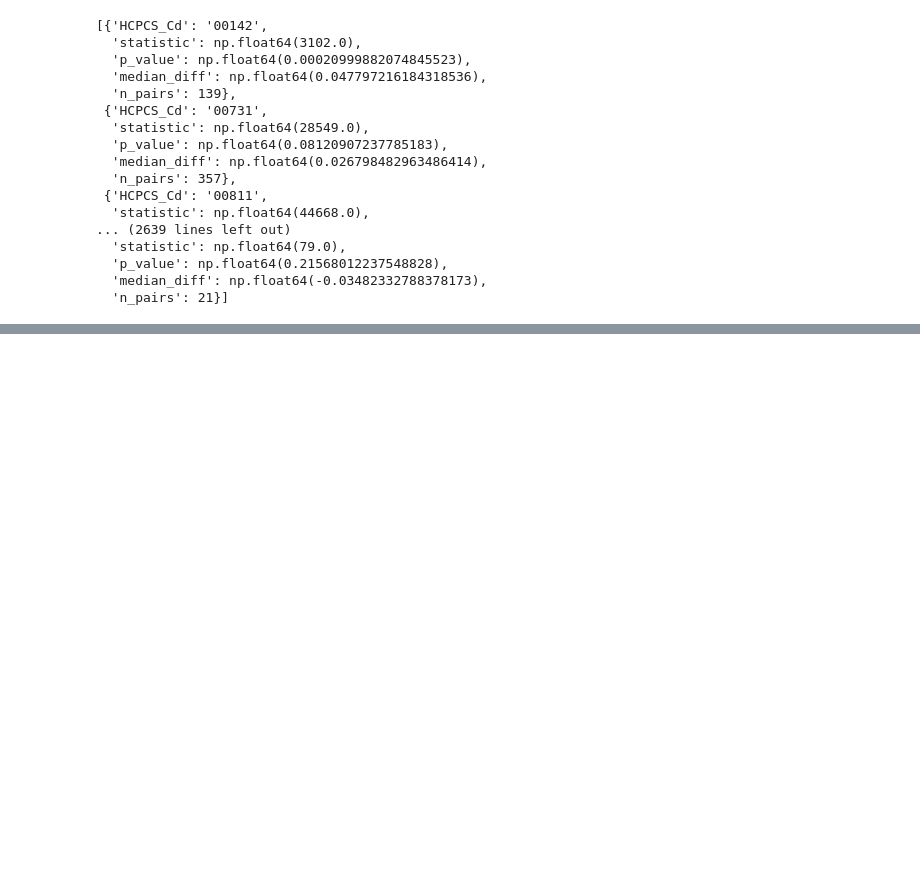
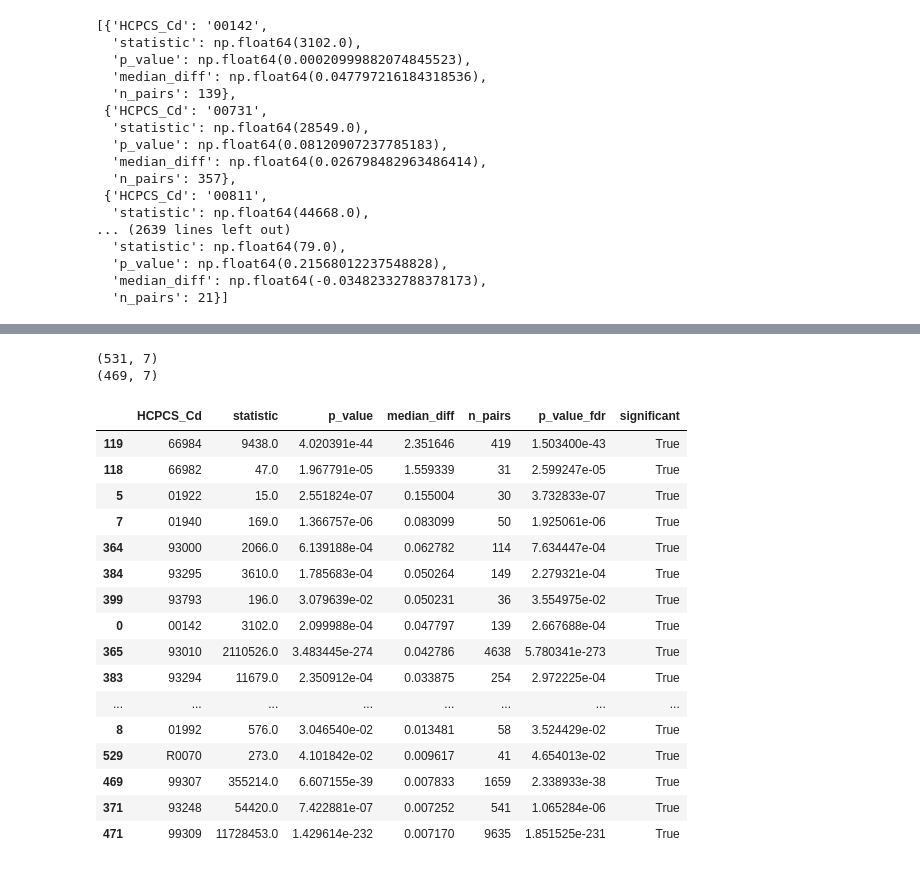
Before and after one commit to AdvayBhatt/healthcare-analytics, a Jupyter notebook: notebooks/01_eda.ipynb, the cells around one changed output, grey strips where cells are left out. Cells and saved outputs as stored; diff of their text form; code cells hidden in the pictures; blank space fills up the shorter version.

```diff
--- a/notebooks/01_eda.ipynb
+++ b/notebooks/01_eda.ipynb
@@ -1005,3 +1006,18 @@ results
   'p_value': np.float64(0.21568012237548828),
   'median_diff': np.float64(-0.03482332788378173),
   'n_pairs': 21}]
+# %%
+pd_results = pd.DataFrame(results)
+
+# Apply Benjamini-Hochberg FDR correction
+reject, pvals_fdr, _, _ = multipletests(
+    pd_results["p_value"],
+    method="fdr_bh"
+)
+
+# Add results back to the DataFrame
+pd_results["p_value_fdr"] = pvals_fdr
+pd_results["significant"] = reject
+# %%
+significant_results = pd_results[pd_results["significant"] == True]
+significant_results
@@ -1007,0 +1038,32 @@ results
+# %%
+print(pd_results.shape)
+print(significant_results.shape)
+# %% [output]
+(531, 7)
+(469, 7)
+# %%
+
+significant_results = significant_results.sort_values(
+    by="median_diff",
+    ascending=False
+)
+
+significant_results.head(20)
+# %% [output]
+|  | HCPCS_Cd | statistic | p_value | median_diff | n_pairs | p_value_fdr | significant |
+| 119 | 66984 | 9438.0 | 4.020391e-44 | 2.351646 | 419 | 1.503400e-43 | True |
+| 118 | 66982 | 47.0 | 1.967791e-05 | 1.559339 | 31 | 2.599247e-05 | True |
+| 5 | 01922 | 15.0 | 2.551824e-07 | 0.155004 | 30 | 3.732833e-07 | True |
+| 7 | 01940 | 169.0 | 1.366757e-06 | 0.083099 | 50 | 1.925061e-06 | True |
+| 364 | 93000 | 2066.0 | 6.139188e-04 | 0.062782 | 114 | 7.634447e-04 | True |
+| 384 | 93295 | 3610.0 | 1.785683e-04 | 0.050264 | 149 | 2.279321e-04 | True |
+| 399 | 93793 | 196.0 | 3.079639e-02 | 0.050231 | 36 | 3.554975e-02 | True |
+| 0 | 00142 | 3102.0 | 2.099988e-04 | 0.047797 | 139 | 2.667688e-04 | True |
+| 365 | 93010 | 2110526.0 | 3.483445e-274 | 0.042786 | 4638 | 5.780341e-273 | True |
+| 383 | 93294 | 11679.0 | 2.350912e-04 | 0.033875 | 254 | 2.972225e-04 | True |
+| ... | ... | ... | ... | ... | ... | ... | ... |
+| 8 | 01992 | 576.0 | 3.046540e-02 | 0.013481 | 58 | 3.524429e-02 | True |
+| 529 | R0070 | 273.0 | 4.101842e-02 | 0.009617 | 41 | 4.654013e-02 | True |
+| 469 | 99307 | 355214.0 | 6.607155e-39 | 0.007833 | 1659 | 2.338933e-38 | True |
+| 371 | 93248 | 54420.0 | 7.422881e-07 | 0.007252 | 541 | 1.065284e-06 | True |
+| 471 | 99309 | 11728453.0 | 1.429614e-232 | 0.007170 | 9635 | 1.851525e-231 | True |
```
Also changed, not shown: parts of 5 cells of this notebook.
